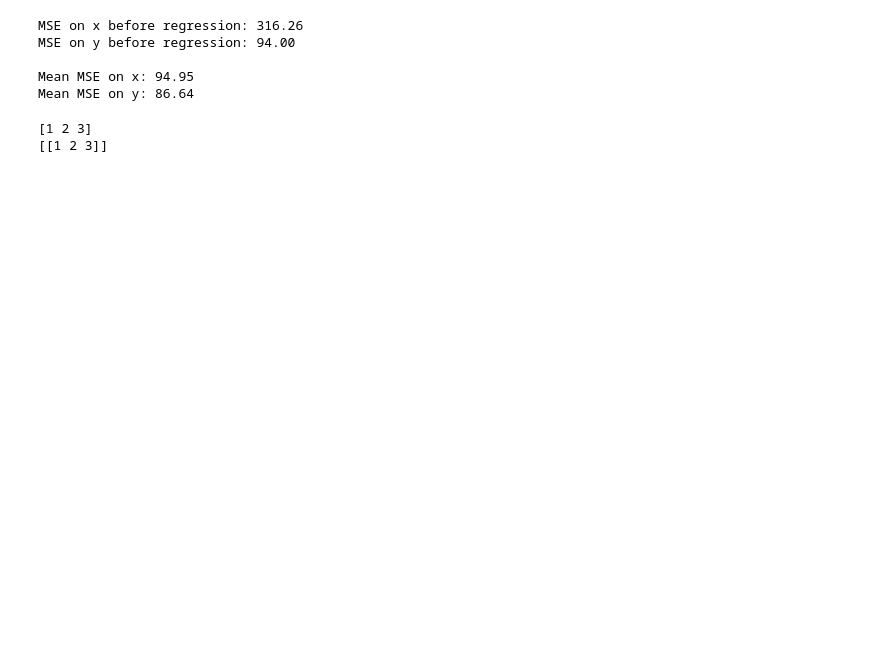
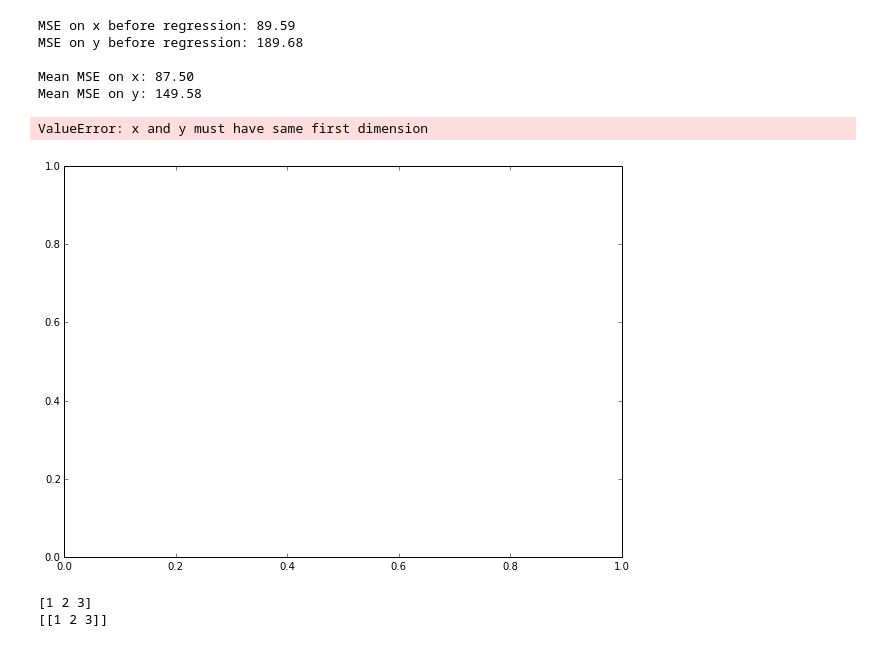
Before and after one commit to Vorte/Level5Project, a Jupyter notebook: notebooks/offsets/PredictThumbGP.ipynb, the cells around one changed output. Cells and saved outputs as stored; diff of their text form; code cells hidden in the pictures; blank space fills up the shorter version.

```diff
--- a/notebooks/offsets/PredictThumbGP.ipynb
+++ b/notebooks/offsets/PredictThumbGP.ipynb
@@ -52,7 +52,7 @@ def process_twohand(userid):
                 bod.append(dataIO.createlist(line[-1]))
 
 
-process_twohand(12)
+process_twohand(5)
 
 locations = np.array(locations)
 bod = np.array(bod)
@@ -87,10 +87,22 @@ for train_index, test_index in kf:
                         {'kernel': ['linear'], 'C': [0.001, 0.01, 0.1 ,1, 10, 100, 1000]}]
 
     y_train = y_train.reshape(y_train.size, 1)
-    m = GPy.models.GPClassification(bod_scaled, y_train)
+    #m = GPy.core.GP(X=bod_scaled, Y=y_train, kerne
+    #            inference_method=GPy.inference.latent_function_inference.expectation_propagation.EP())
 
-    for i in range(5):
-        m.optimize('bfgs', max_iters=100)
+    l = np.sqrt(1/(2*0.1))
+    kernel= GPy.kern.RBF(24, variance=1., lengthscale=l)
+
+    m = GPy.models.GPClassification(X = bod_scaled, Y = y_train, kernel=kernel)
+    #m.optimize()
+
+#     for i in range(5):
+#         m.optimize('bfgs', max_iters=100)
+#         print 'iteration:', i,
+#         print m
+#         print ""
+
+    #m.optimize_restarts(num_restarts=3)
 
     regr_x = []
     regr_y = []
@@ -106,9 +118,8 @@ for train_index, test_index in kf:
         point = points_test[i]
         bod_data = scaler.transform(bod_test[i])
         bod_data = bod_data.reshape(1, 24)
-        pred = m.predict(bod_data)
 
-        if pred[0][0][0]>0.5:
+        if m.predict(bod_data)[0][0][0]>0.5:
             pred = 1
         else:
             pred = 0
@@ -125,6 +136,7 @@ for train_index, test_index in kf:
     se_x.append((new_points[0]-centers_test[0])**2)
     se_y.append((new_points[1]-centers_test[1])**2)
 
+    #break
     foldno +=1
 
 se_x = np.array([item for sublist in se_x for item in sublist])
@@ -135,11 +147,24 @@ print("Mean MSE on x: %.2f" % np.mean(se_x))
 print("Mean MSE on y: %.2f" % np.mean(se_y))
 within_after = np.mean(np.array(within_after), 0)
 # %% [output]
-MSE on x before regression: 316.26
-MSE on y before regression: 94.00
+MSE on x before regression: 89.59
+MSE on y before regression: 189.68
 
-Mean MSE on x: 94.95
-Mean MSE on y: 86.64
+Mean MSE on x: 87.50
+Mean MSE on y: 149.58
+# %%
+import matplotlib.pyplot as plt
+%matplotlib inline
+
+fig = plt.figure(figsize=(10, 7))
+
+plt.errorbar(range(1,11), within_after, marker="o")
+plt.errorbar(range(1,11), within_before, linestyle="--", marker="o")
+
+plt.show()
+# %% [output]
+ValueError: x and y must have same first dimension
+[figure, added]
 # %%
 a = np.array([1,2,3])
 print a
```
Also changed, not shown: parts of 1 cell of this notebook, 1 other file.
